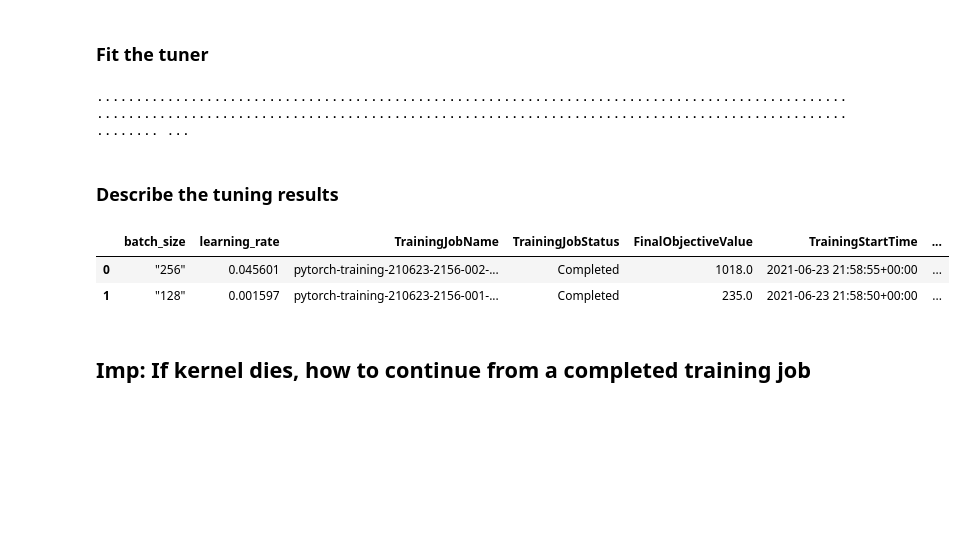
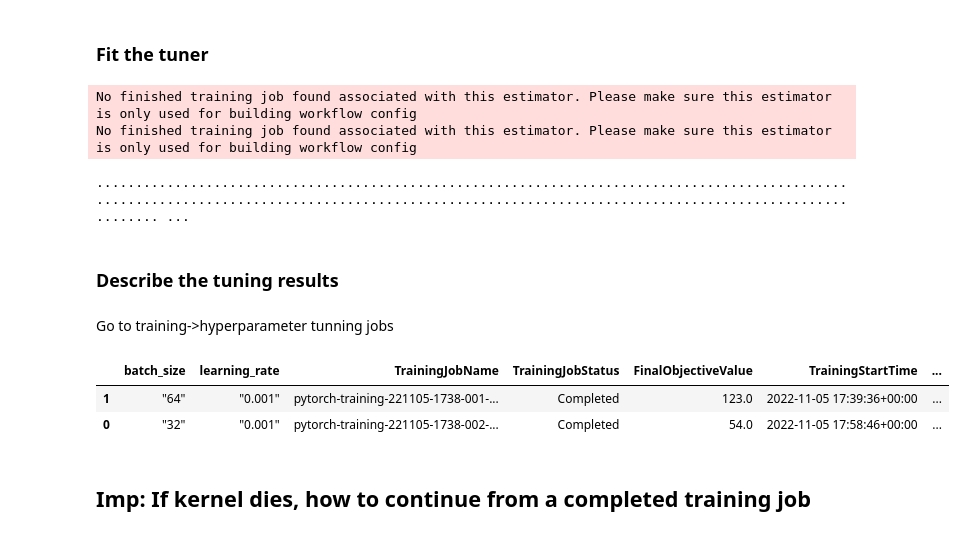
Before and after one commit to Aduzona/AWS_Operationalize_ML_Project, a Jupyter notebook: starter/train_and_deploy-solution.ipynb, the cells around one changed output. Saved outputs shown, nothing was run; the diff lists cells and outputs as text; code cells hidden in the pictures; blank space fills up the shorter version.

```diff
--- a/starter/train_and_deploy-solution.ipynb
+++ b/starter/train_and_deploy-solution.ipynb
@@ -58,25 +58,29 @@ tuner = HyperparameterTuner(
 # %% [markdown]
 <h3>Fit the tuner</h3>
 # %%
-os.environ['SM_CHANNEL_TRAINING']='s3://udacitysolution/'
-os.environ['SM_MODEL_DIR']='s3://udacitysolution/model/'
-os.environ['SM_OUTPUT_DATA_DIR']='s3://udacitysolution/output/'
-tuner.fit({"training": "s3://udacitysolution/"})
+os.environ['SM_CHANNEL_TRAINING']='s3://sagemaker-bucket-05-11-2022/'
+os.environ['SM_MODEL_DIR']='s3://sagemaker-bucket-05-11-2022/model/'
+os.environ['SM_OUTPUT_DATA_DIR']='s3://sagemaker-bucket-05-11-2022/output/'
+tuner.fit({"training": "s3://sagemaker-bucket-05-11-2022/"})
 # %% [output]
-........................................................................................................................................................................................................ ...
+No finished training job found associated with this estimator. Please make sure this estimator is only used for building workflow config
+No finished training job found associated with this estimator. Please make sure this estimator is only used for building workflow config
+........................................................................................................................................................................................................ ...
 # %% [markdown]
 <h3>Describe the tuning results</h3>
+# %% [markdown]
+Go to training->hyperparameter tunning jobs
 # %%
 exp = HyperparameterTuningJobAnalytics(
-  hyperparameter_tuning_job_name='pytorch-training-210623-2156')
+  hyperparameter_tuning_job_name='pytorch-training-221105-1738')#'pytorch-training-210623-2156')
 
 jobs = exp.dataframe()
 
 jobs.sort_values('FinalObjectiveValue', ascending=0)
 # %% [output]
 |  | batch_size | learning_rate | TrainingJobName | TrainingJobStatus | FinalObjectiveValue | TrainingStartTime | ... |
-| 0 | "256" | 0.045601 | pytorch-training-210623-2156-002-... | Completed | 1018.0 | 2021-06-23 21:58:55+00:00 | ... |
-| 1 | "128" | 0.001597 | pytorch-training-210623-2156-001-... | Completed | 235.0 | 2021-06-23 21:58:50+00:00 | ... |
+| 1 | "64" | "0.001" | pytorch-training-221105-1738-001-... | Completed | 123.0 | 2022-11-05 17:39:36+00:00 | ... |
+| 0 | "32" | "0.001" | pytorch-training-221105-1738-002-... | Completed | 54.0 | 2022-11-05 17:58:46+00:00 | ... |
 # %% [markdown]
 ## Imp: If kernel dies, how to continue from a completed training job
 # %%
```
Also changed, not shown: parts of 21 cells of this notebook, 21 other files.
